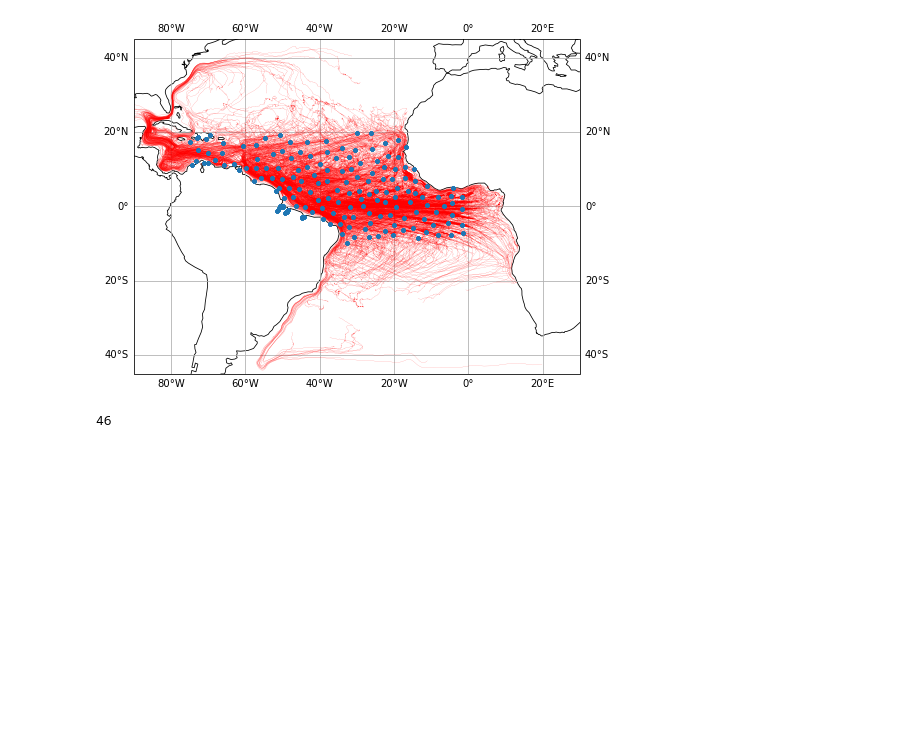
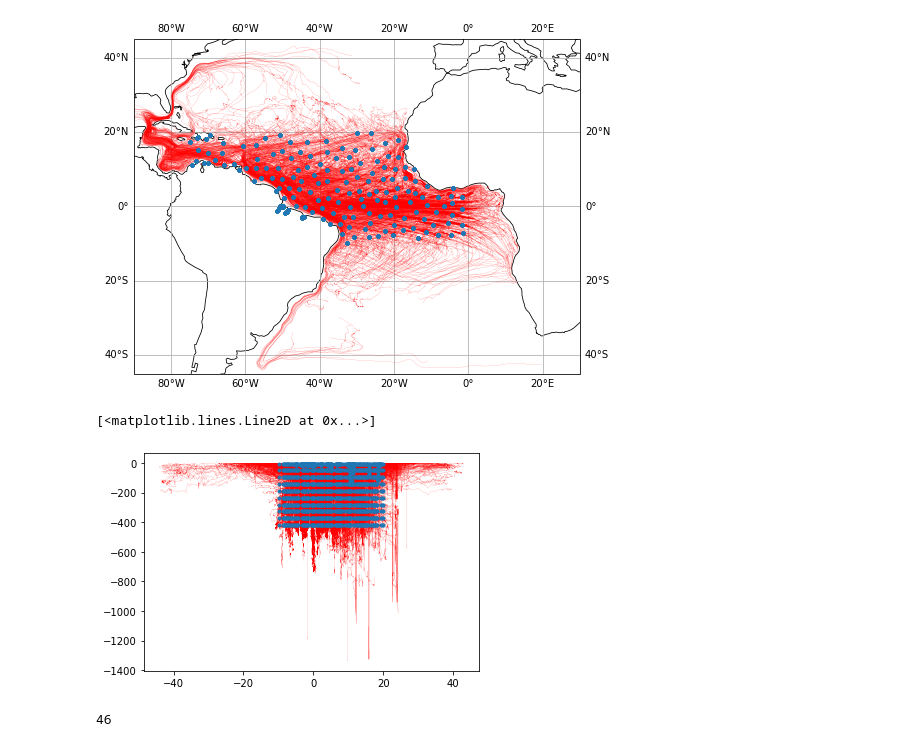
Before and after one commit to takaito1/cori-shared-notebook, a Jupyter notebook: NATL_part_display.ipynb, the cells around one changed output. Drawn from its saved outputs; the diff is of its cells as text; code cells hidden in the pictures; blank space fills up the shorter version.

```diff
--- a/NATL_part_display.ipynb
+++ b/NATL_part_display.ipynb
@@ -210,6 +215,7 @@ import cartopy.feature as cfeature
 ds=xr.open_mfdataset('temp/xyz-*.nc')
 x=ds.lonParticle.to_numpy()
 y=ds.latParticle.to_numpy()
+z=ds.zLevelParticle.to_numpy()
 wrap=x<100
 x[wrap]=x[wrap]+360
 #
@@ -225,6 +231,12 @@ ax.gridlines(draw_labels=True)
 plt.show()
 # %% [output]
 [figure]
+# %%
+plt.plot(y,z,'-',color='r',linewidth=.1)
+plt.plot(y[0,:],z[0,:],'.')
+# %% [output]
+[<matplotlib.lines.Line2D at 0x...>]
+[figure, added]
 # %%
 # Now look for particles that reached subtropical NA (north of 30N)
 ymax=np.max(y,axis=0)
```
Also changed, not shown: parts of 2 cells of this notebook.
